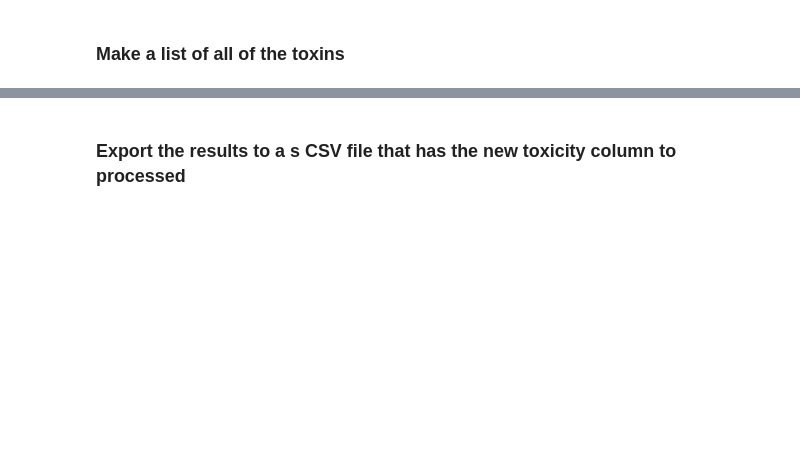
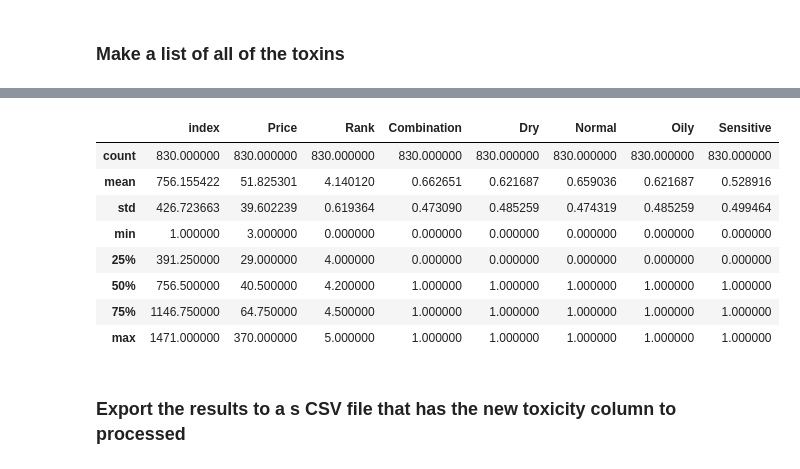
Before and after one commit to mahakanakala/toxins, a Jupyter notebook: notebooks/clean_products.ipynb, the cells around one changed output, grey strips where cells are left out. Saved outputs shown, nothing was run; the diff lists cells and outputs as text; code cells hidden in the pictures; blank space fills up the shorter version.

```diff
--- a/notebooks/clean_products.ipynb
+++ b/notebooks/clean_products.ipynb
@@ -180,2 +318,14 @@ Error:
+# %%
+df.describe()
+# %% [output]
+|  | index | Price | Rank | Combination | Dry | Normal | Oily | Sensitive |
+| count | 830.000000 | 830.000000 | 830.000000 | 830.000000 | 830.000000 | 830.000000 | 830.000000 | 830.000000 |
+| mean | 756.155422 | 51.825301 | 4.140120 | 0.662651 | 0.621687 | 0.659036 | 0.621687 | 0.528916 |
+| std | 426.723663 | 39.602239 | 0.619364 | 0.473090 | 0.485259 | 0.474319 | 0.485259 | 0.499464 |
+| min | 1.000000 | 3.000000 | 0.000000 | 0.000000 | 0.000000 | 0.000000 | 0.000000 | 0.000000 |
+| 25% | 391.250000 | 29.000000 | 4.000000 | 0.000000 | 0.000000 | 0.000000 | 0.000000 | 0.000000 |
+| 50% | 756.500000 | 40.500000 | 4.200000 | 1.000000 | 1.000000 | 1.000000 | 1.000000 | 1.000000 |
+| 75% | 1146.750000 | 64.750000 | 4.500000 | 1.000000 | 1.000000 | 1.000000 | 1.000000 | 1.000000 |
+| max | 1471.000000 | 370.000000 | 5.000000 | 1.000000 | 1.000000 | 1.000000 | 1.000000 | 1.000000 |
 # %% [markdown]
 ### Export the results to a s CSV file that has the new toxicity column to processed
```
Also changed, not shown: parts of 23 cells of this notebook, 6 other files.
